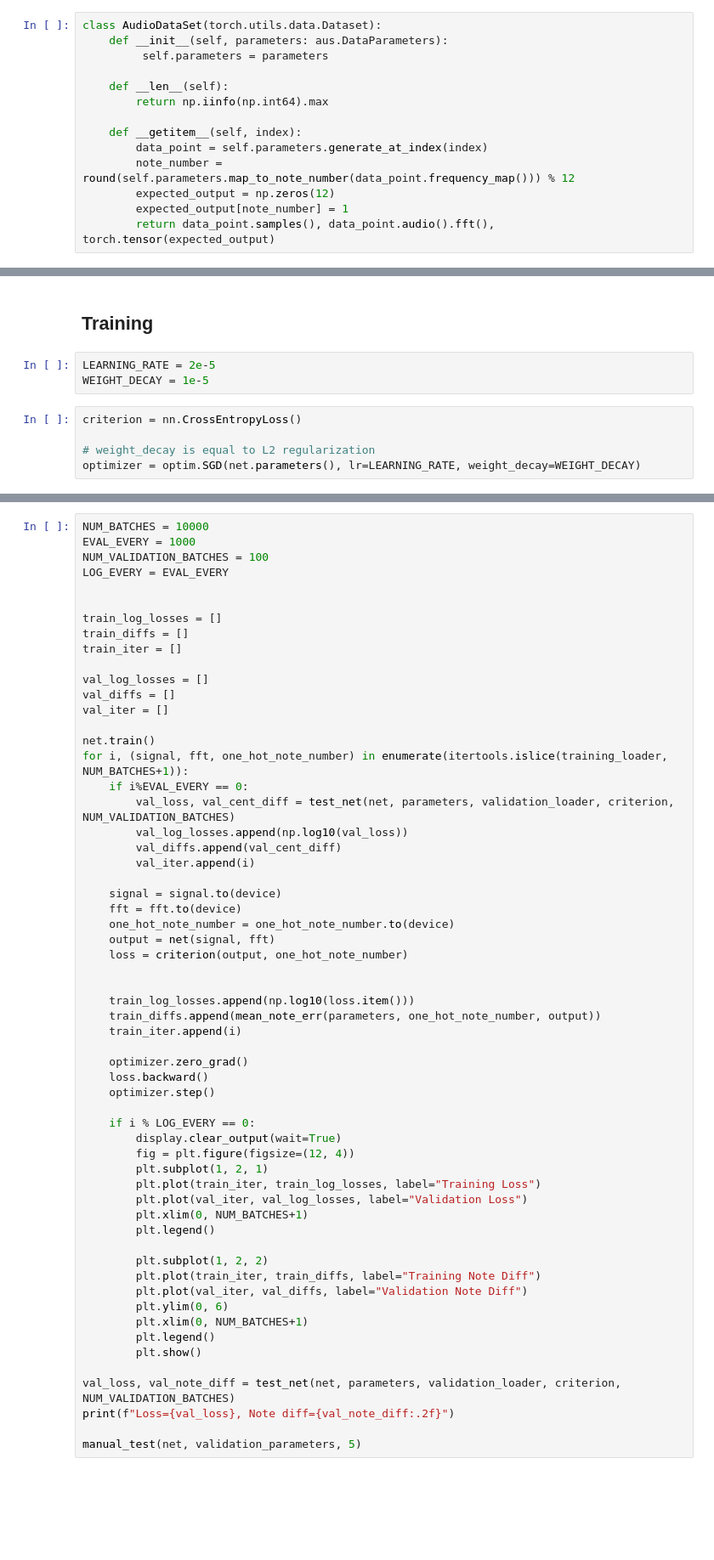
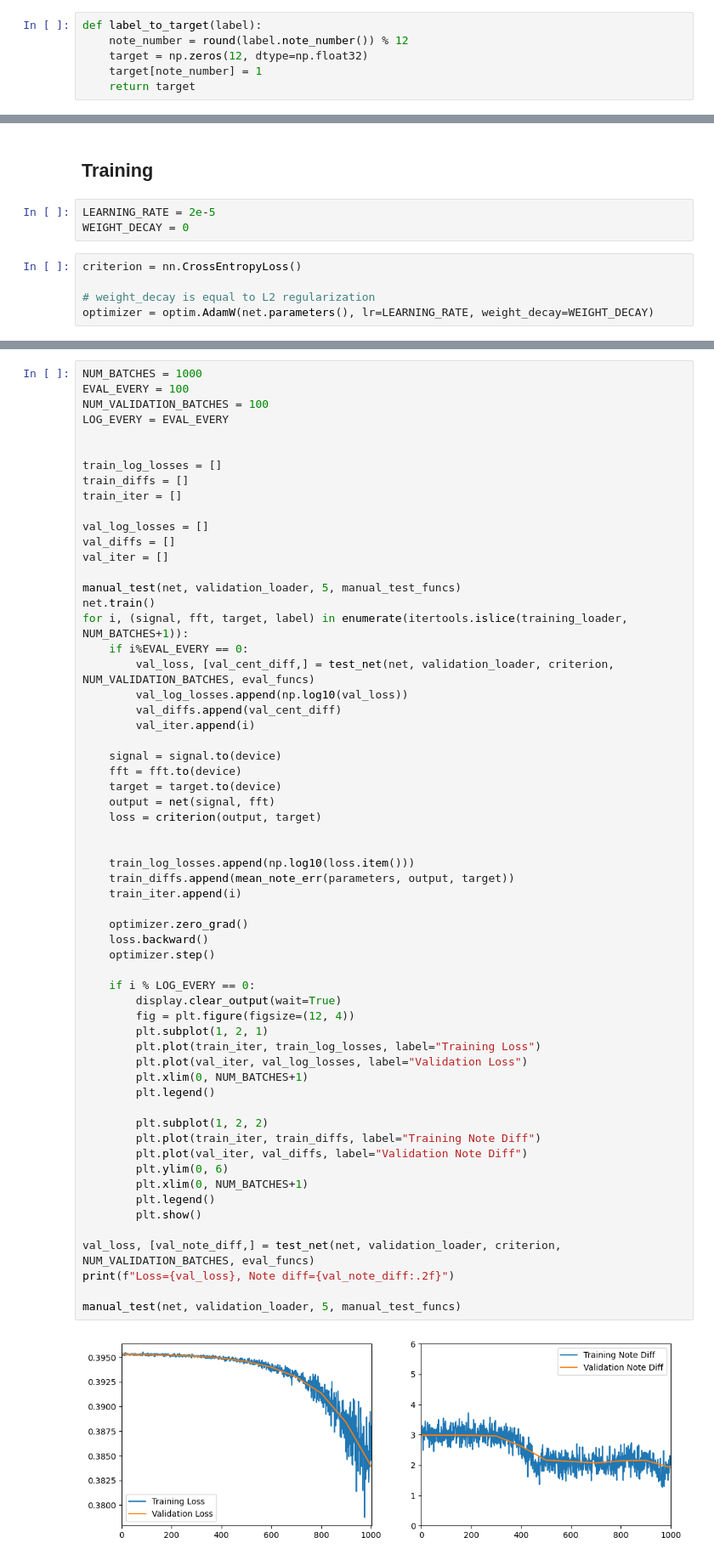
Before and after one commit to albertsgarde/deep-learning-project, a Jupyter notebook: deep-learning/predict_note.ipynb, the cells around one changed output, grey strips where cells are left out. Shown: that part at 85% size. Cells and saved outputs as stored; diff of their text form; blank space fills up the shorter version.

Commit message:
:sparkles: Get predict_note to work with new generalized utils

```diff
--- a/deep-learning/predict_note.ipynb
+++ b/deep-learning/predict_note.ipynb
@@ -52,17 +58,9 @@ parameters = aus.DataParameters(num_samples=SAMPLE_LENGTH).add_sine((0.5,0.75))
 # %% [markdown]
 ### Generation
-# %%
-class AudioDataSet(torch.utils.data.Dataset):
-    def __init__(self, parameters: aus.DataParameters):
-         self.parameters = parameters
-
-    def __len__(self):
-        return np.iinfo(np.int64).max
-
-    def __getitem__(self, index):
-        data_point = self.parameters.generate_at_index(index)
-        note_number = round(self.parameters.map_to_note_number(data_point.frequency_map())) % 12
-        expected_output = np.zeros(12)
-        expected_output[note_number] = 1
-        return data_point.samples(), data_point.audio().fft(), torch.tensor(expected_output)
+# %%
+def label_to_target(label):
+    note_number = round(label.note_number()) % 12
+    target = np.zeros(12, dtype=np.float32)
+    target[note_number] = 1
+    return target
 # %%
@@ -265,9 +290,9 @@ if use_cuda:
 ## Training
 # %%
 LEARNING_RATE = 2e-5
-WEIGHT_DECAY = 1e-5
+WEIGHT_DECAY = 0
 # %%
 criterion = nn.CrossEntropyLoss()
 
 # weight_decay is equal to L2 regularization
-optimizer = optim.SGD(net.parameters(), lr=LEARNING_RATE, weight_decay=WEIGHT_DECAY)
+optimizer = optim.AdamW(net.parameters(), lr=LEARNING_RATE, weight_decay=WEIGHT_DECAY)
@@ -313,6 +387,6 @@ def manual_test(net, validation_parameters, num_iterations):
 # %%
-NUM_BATCHES = 10000
-EVAL_EVERY = 1000
+NUM_BATCHES = 1000
+EVAL_EVERY = 100
 NUM_VALIDATION_BATCHES = 100
 LOG_EVERY = EVAL_EVERY
 
@@ -325,47 +399,50 @@ val_log_losses = []
 val_diffs = []
 val_iter = []
 
+manual_test(net, validation_loader, 5, manual_test_funcs)
 net.train()
-for i, (signal, fft, one_hot_note_number) in enumerate(itertools.islice(training_loader, NUM_BATCHES+1)):
+for i, (signal, fft, target, label) in enumerate(itertools.islice(training_loader, NUM_BATCHES+1)):
     if i%EVAL_EVERY == 0:
-        val_loss, val_cent_diff = test_net(net, parameters, validation_loader, criterion, NUM_VALIDATION_BATCHES)
+        val_loss, [val_cent_diff,] = test_net(net, validation_loader, criterion, NUM_VALIDATION_BATCHES, eval_funcs)
         val_log_losses.append(np.log10(val_loss))
         val_diffs.append(val_cent_diff)
         val_iter.append(i)
 
     signal = signal.to(device)
     fft = fft.to(device)
-    one_hot_note_number = one_hot_note_number.to(device)
+    target = target.to(device)
     output = net(signal, fft)
-    loss = criterion(output, one_hot_note_number)
+    loss = criterion(output, target)
 
 
     train_log_losses.append(np.log10(loss.item()))
-    train_diffs.append(mean_note_err(parameters, one_hot_note_number, output))
+    train_diffs.append(mean_note_err(parameters, output, target))
     train_iter.append(i)
 
     optimizer.zero_grad()
     loss.backward()
     optimizer.step()
 
     if i % LOG_EVERY == 0:
         display.clear_output(wait=True)
         fig = plt.figure(figsize=(12, 4))
         plt.subplot(1, 2, 1)
         plt.plot(train_iter, train_log_losses, label="Training Loss")
         plt.plot(val_iter, val_log_losses, label="Validation Loss")
         plt.xlim(0, NUM_BATCHES+1)
         plt.legend()
 
         plt.subplot(1, 2, 2)
         plt.plot(train_iter, train_diffs, label="Training Note Diff")
         plt.plot(val_iter, val_diffs, label="Validation Note Diff")
         plt.ylim(0, 6)
         plt.xlim(0, NUM_BATCHES+1)
         plt.legend()
         plt.show()
 
-val_loss, val_note_diff = test_net(net, parameters, validation_loader, criterion, NUM_VALIDATION_BATCHES)
+val_loss, [val_note_diff,] = test_net(net, validation_loader, criterion, NUM_VALIDATION_BATCHES, eval_funcs)
 print(f"Loss={val_loss}, Note diff={val_note_diff:.2f}")
 
-manual_test(net, validation_parameters, 5)
+manual_test(net, validation_loader, 5, manual_test_funcs)
+# %% [output]
+[figure, added]
```
Also changed, not shown: parts of 10 cells of this notebook, 1 other file.
